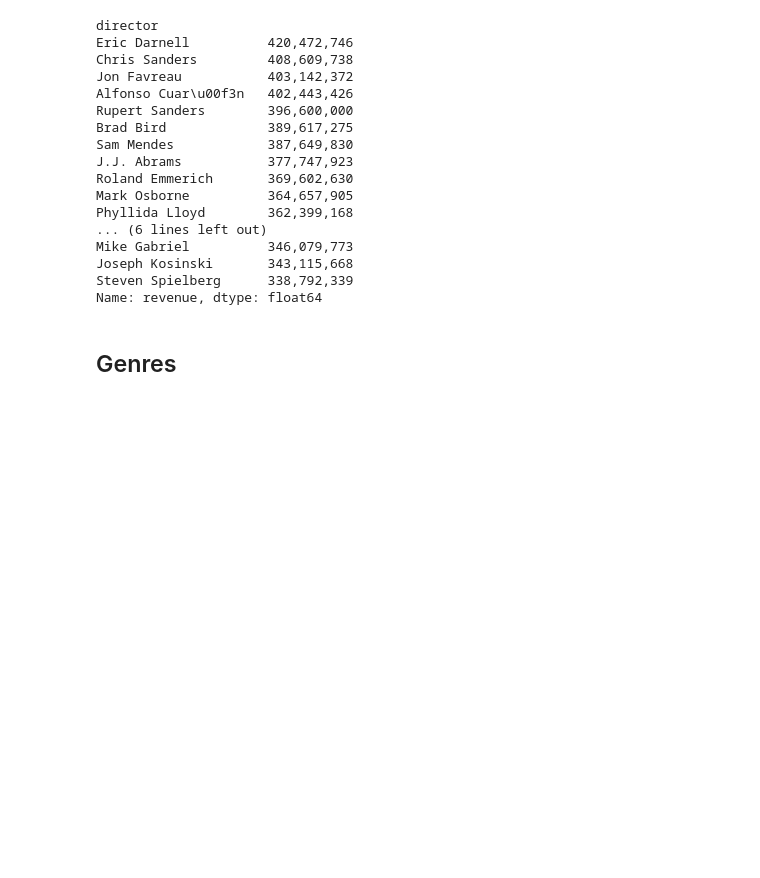
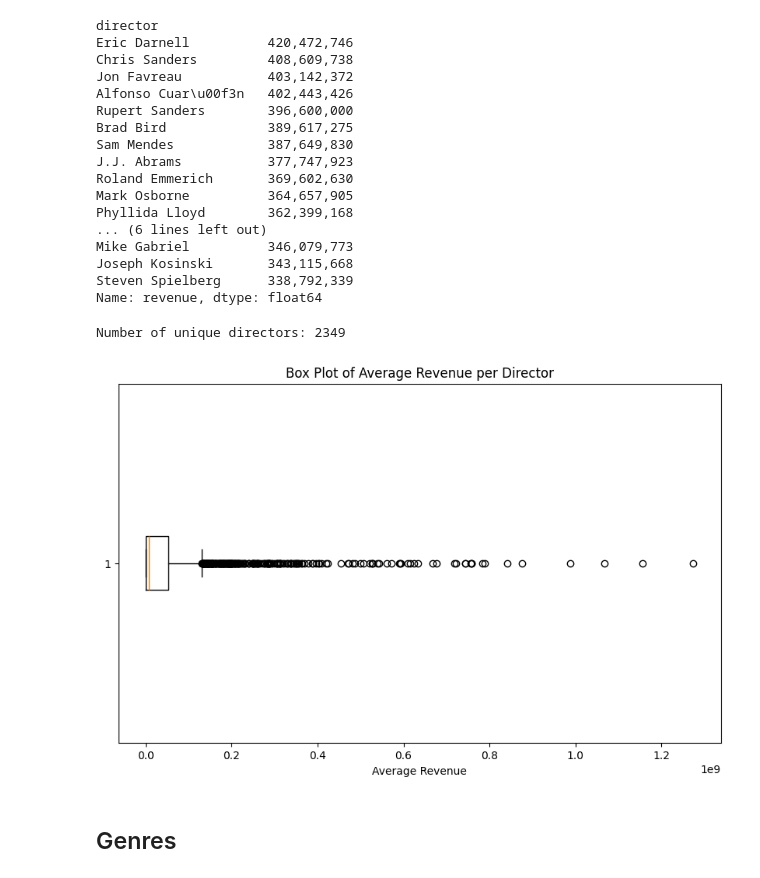
Before and after one commit to oak50/DS3001-Project1, a Jupyter notebook: Scripts/modeling_approach_prep.ipynb, the cells around one changed output. Saved outputs shown, nothing was run; the diff lists cells and outputs as text; code cells hidden in the pictures; blank space fills up the shorter version.

```diff
--- a/Scripts/modeling_approach_prep.ipynb
+++ b/Scripts/modeling_approach_prep.ipynb
@@ -101,6 +101,30 @@ Mike Gabriel          346,079,773
 Joseph Kosinski       343,115,668
 Steven Spielberg      338,792,339
 Name: revenue, dtype: float64
+# %%
+import pandas as pd
+
+# Calculate the number of unique directors
+unique_directors_count = df['director'].nunique()
+
+print(f"Number of unique directors: {unique_directors_count}")
+# %% [output]
+Number of unique directors: 2349
+# %%
+import pandas as pd
+import matplotlib.pyplot as plt
+
+# Calculate the average revenue per director
+average_revenue_by_director = df.groupby('director')['revenue'].mean()
+
+# Create a box plot
+plt.figure(figsize=(10, 6))
+plt.boxplot(average_revenue_by_director.dropna(), vert=False)
+plt.xlabel('Average Revenue')
+plt.title('Box Plot of Average Revenue per Director')
+plt.show()
+# %% [output]
+[figure, added]
 # %% [markdown]
 ## Genres
 # %%
```
